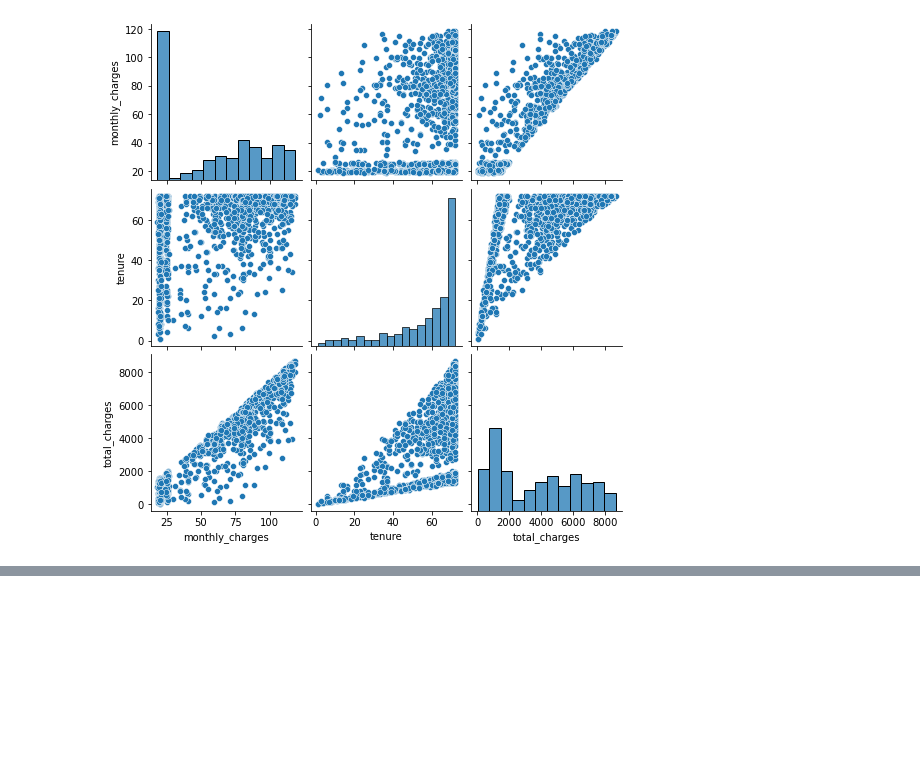
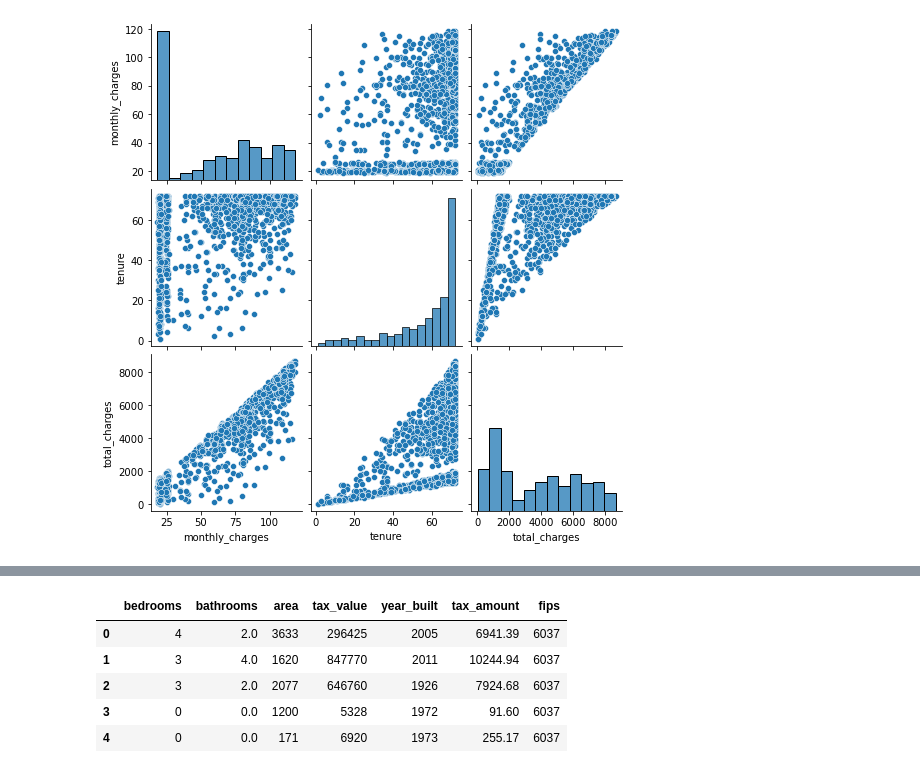
Before and after one commit to raycerna/regression-exercises, a Jupyter notebook: explore_telco.ipynb, the cells around one changed output, grey strips where cells are left out. Saved outputs shown, nothing was run; the diff lists cells and outputs as text; code cells hidden in the pictures; blank space fills up the shorter version.

```diff
--- a/explore_telco.ipynb
+++ b/explore_telco.ipynb
@@ -90,0 +138,12 @@ pairplot
+# %%
+#use wrangle.py to import data from mySQL
+df =wrangle.wrangle_zillow()
+# %%
+df.head()
+# %% [output]
+|  | bedrooms | bathrooms | area | tax_value | year_built | tax_amount | fips |
+| 0 | 4 | 2.0 | 3633 | 296425 | 2005 | 6941.39 | 6037 |
+| 1 | 3 | 4.0 | 1620 | 847770 | 2011 | 10244.94 | 6037 |
+| 2 | 3 | 2.0 | 2077 | 646760 | 1926 | 7924.68 | 6037 |
+| 3 | 0 | 0.0 | 1200 | 5328 | 1972 | 91.60 | 6037 |
+| 4 | 0 | 0.0 | 171 | 6920 | 1973 | 255.17 | 6037 |
```
Also changed, not shown: parts of 4 cells of this notebook.
